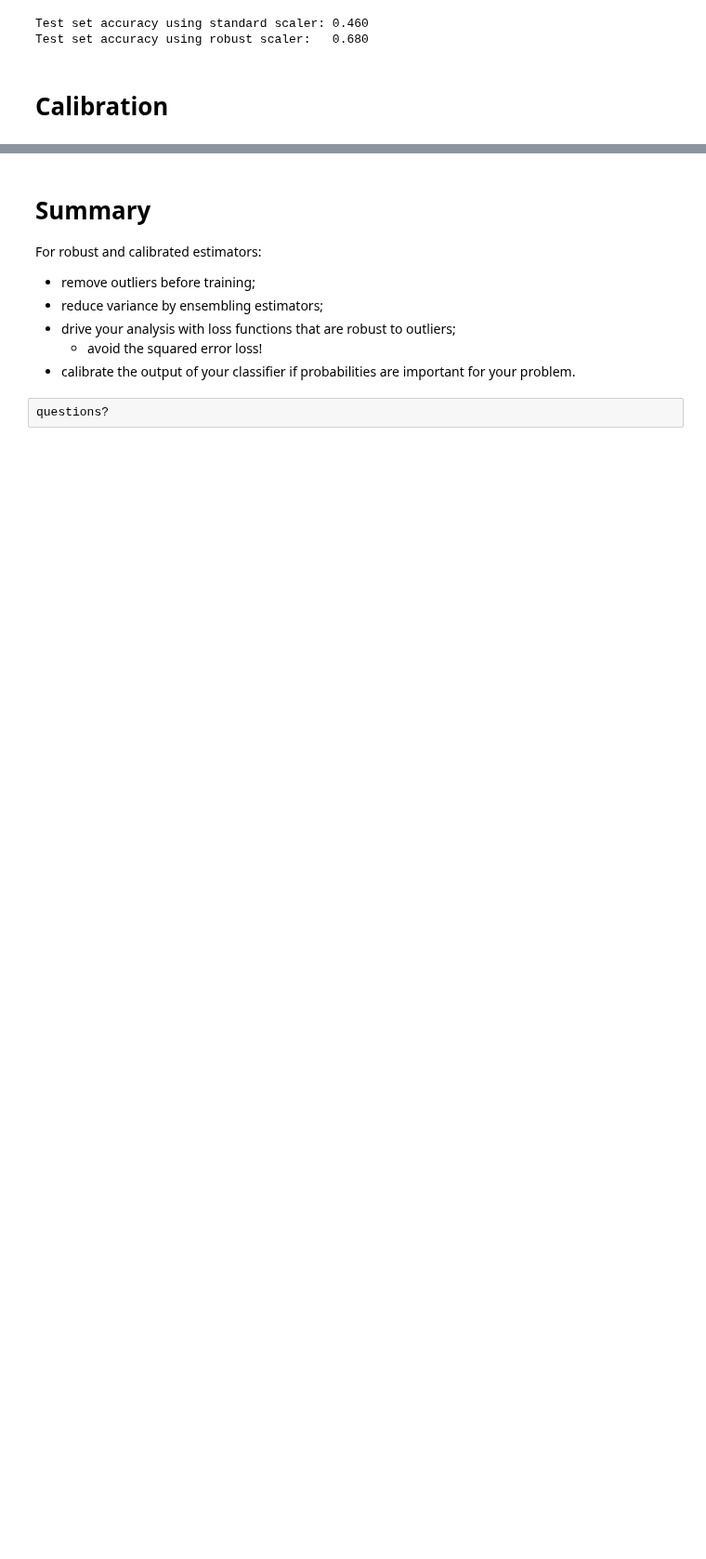
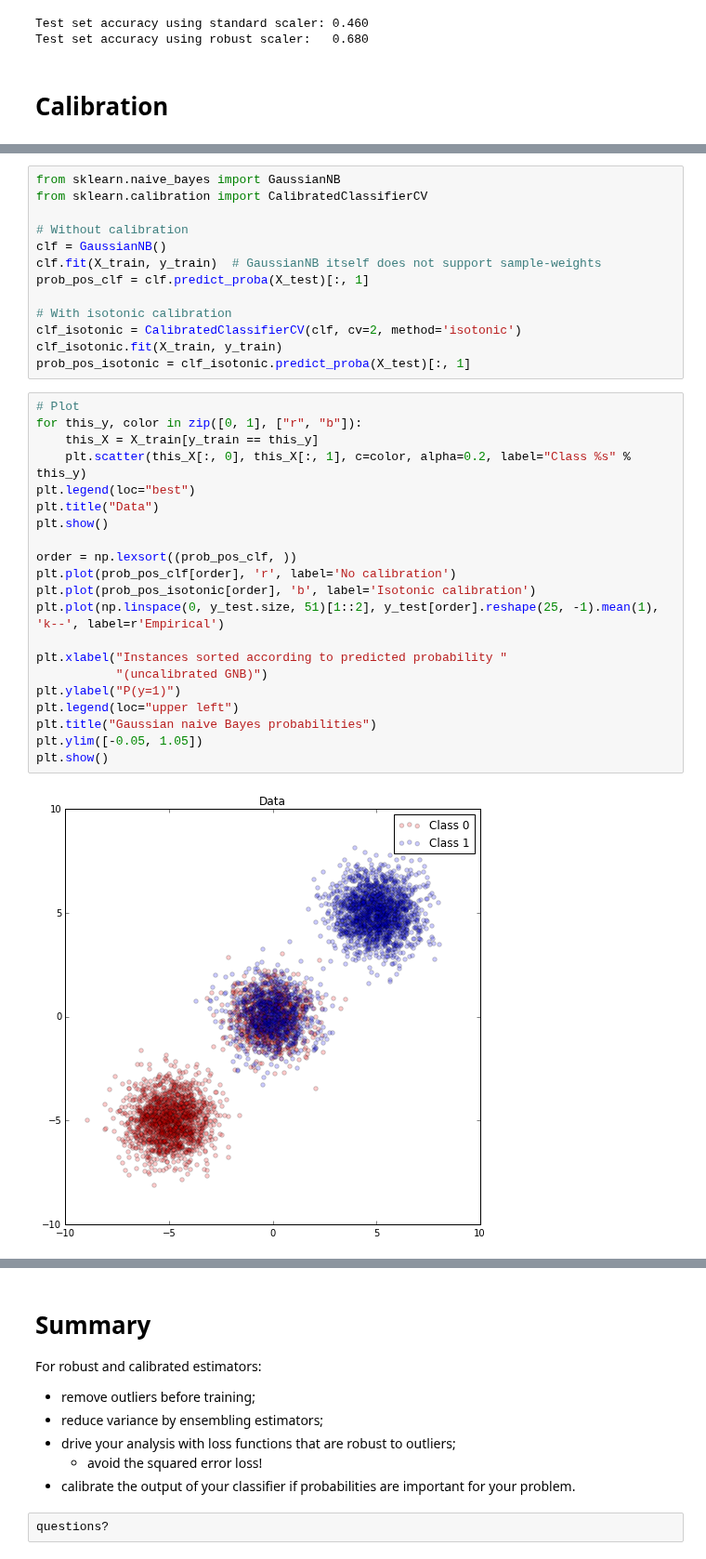
Before and after one commit to glouppe/tutorials-scikit-learn, a Jupyter notebook: Robust and calibrated estimators with Scikit-Learn.ipynb, the cells around one changed output, grey strips where cells are left out. Shown at 93% size. Cells and saved outputs as stored; diff of their text form; blank space fills up the shorter version.

```diff
--- a/Robust and calibrated estimators with Scikit-Learn.ipynb
+++ b/Robust and calibrated estimators with Scikit-Learn.ipynb
@@ -388,0 +288,36 @@ plt.show()
+# %%
+from sklearn.naive_bayes import GaussianNB
+from sklearn.calibration import CalibratedClassifierCV
+
+# Without calibration
+clf = GaussianNB()
+clf.fit(X_train, y_train)  # GaussianNB itself does not support sample-weights
+prob_pos_clf = clf.predict_proba(X_test)[:, 1]
+
+# With isotonic calibration
+clf_isotonic = CalibratedClassifierCV(clf, cv=2, method='isotonic')
+clf_isotonic.fit(X_train, y_train)
+prob_pos_isotonic = clf_isotonic.predict_proba(X_test)[:, 1]
+# %%
+# Plot
+for this_y, color in zip([0, 1], ["r", "b"]):
+    this_X = X_train[y_train == this_y]
+    plt.scatter(this_X[:, 0], this_X[:, 1], c=color, alpha=0.2, label="Class %s" % this_y)
+plt.legend(loc="best")
+plt.title("Data")
+plt.show()
+
+order = np.lexsort((prob_pos_clf, ))
+plt.plot(prob_pos_clf[order], 'r', label='No calibration')
+plt.plot(prob_pos_isotonic[order], 'b', label='Isotonic calibration')
+plt.plot(np.linspace(0, y_test.size, 51)[1::2], y_test[order].reshape(25, -1).mean(1), 'k--', label=r'Empirical')
+
+plt.xlabel("Instances sorted according to predicted probability "
+           "(uncalibrated GNB)")
+plt.ylabel("P(y=1)")
+plt.legend(loc="upper left")
+plt.title("Gaussian naive Bayes probabilities")
+plt.ylim([-0.05, 1.05])
+plt.show()
+# %% [output]
+[figure, added]
```
Also changed, not shown: parts of 15 cells of this notebook, 1 other file.
